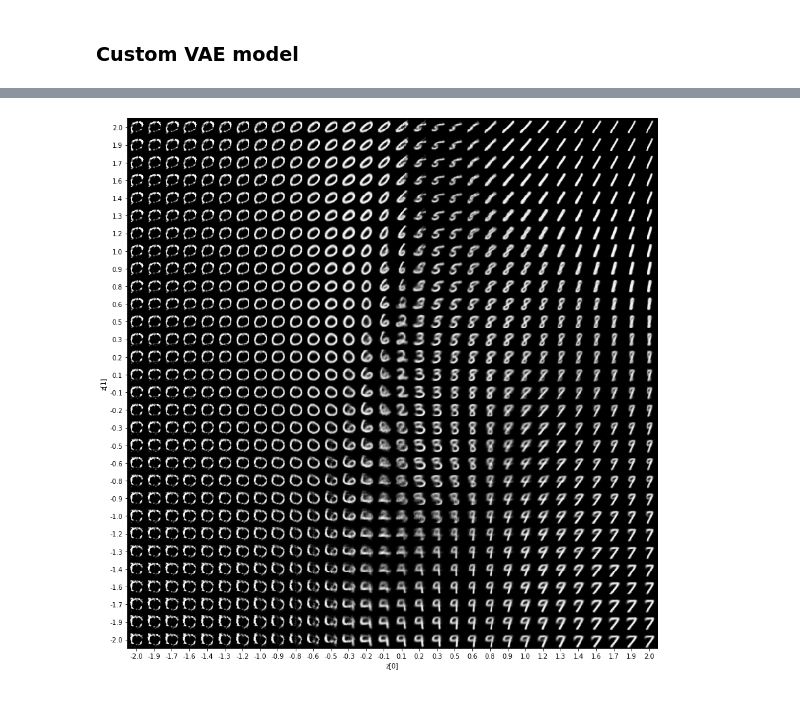
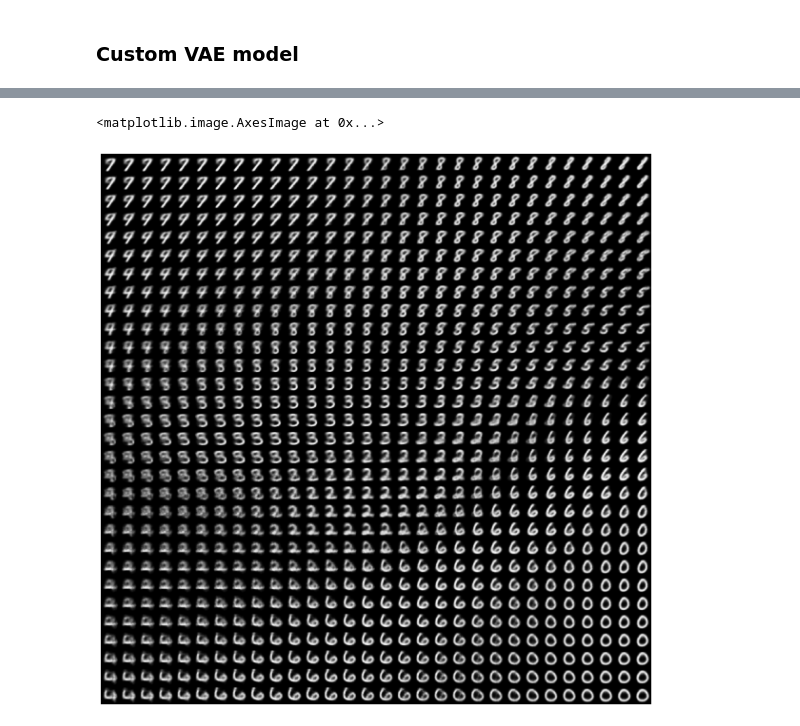
Before and after one commit to surajkarki66/Generative_AI_for_Computer_Vision, a Jupyter notebook: Autoencoders/variational_autoencoder.ipynb, the cells around one changed output, grey strips where cells are left out. Drawn from its saved outputs; the diff is of its cells as text; code cells hidden in the pictures.

```diff
--- a/Autoencoders/variational_autoencoder.ipynb
+++ b/Autoencoders/variational_autoencoder.ipynb
@@ -35,7 +29,7 @@ class Sampling(tf.keras.layers.Layer):
 # %%
 mean = np.array([[0.1,1.2,0.2,0.8]], dtype=np.float32)
 standard_deviation = np.array([[0.2,0.5,0.8,1.3]], dtype=np.float32)
-z = Sampling()([mean, standard_deviation])
+z = Sampler()(mean, standard_deviation)
 # %%
 print(z.numpy())
 print(z.shape)
@@ -146,5 +144,5 @@ class VAE(tf.keras.Model):
         }
 # %%
-vae = VAE(enc, dec)
-vae.compile(optimizer=tf.keras.optimizers.Adam())
-#vae.fit(mnist_digits, epochs=30, batch_size=128)
+vae = VAE(encoder, decoder)
+vae.compile(optimizer=keras.optimizers.Adam(), run_eagerly=True)
+vae.fit(mnist_digits, epochs=30, batch_size=128)
@@ -151,2 +170,0 @@ vae.compile(optimizer=tf.keras.optimizers.Adam())
-# %%
-vae.load_weights("weights/simple_vae.h5")
@@ -178,40 +171,33 @@ _________________________________________________________________
 # %%
-def plot_latent(encoder, decoder):
-    # display a n*n 2D manifold of digits
-    n = 30
-    digit_size = 28
-    scale = 2.0
-    figsize = 15
-    figure = np.zeros((digit_size * n, digit_size * n))
-    # linearly spaced coordinates corresponding to the 2D plot
-    # of digit classes in the latent space
-    grid_x = np.linspace(-scale, scale, n)
-    grid_y = np.linspace(-scale, scale, n)[::-1]
+import matplotlib.pyplot as plt
 
+n = 30
+digit_size = 28
+figure = np.zeros((digit_size * n, digit_size * n))
 
-    for i, yi in enumerate(grid_y):
-        for j, xi in enumerate(grid_x):
-            z_sample = np.array([[xi, yi]])
-            x_decoded = decoder.predict(z_sample)
-            digit = x_decoded[0].reshape(digit_size, digit_size)
-            figure[
-                i * digit_size : (i + 1) * digit_size,
-                j * digit_size : (j + 1) * digit_size,
-            ] = digit
+grid_x = np.linspace(-1, 1, n)
+grid_y = np.linspace(-1, 1, n)[::-1]
 
-    plt.figure(figsize=(figsize, figsize))
-    start_range = digit_size // 2
-    end_range = n * digit_size + start_range + 1
-    pixel_range = np.arange(start_range, end_range, digit_size)
-    sample_range_x = np.round(grid_x, 1)
-    sample_range_y = np.round(grid_y, 1)
-    plt.xticks(pixel_range, sample_range_x)
-    plt.yticks(pixel_range, sample_range_y)
-    plt.xlabel("z[0]")
-    plt.ylabel("z[1]")
-    plt.imshow(figure, cmap="Greys_r")
-    plt.show()
+for i, yi in enumerate(grid_y):
+    for j, xi in enumerate(grid_x):
+        z_sample = np.array([[xi, yi]])
+        x_decoded = vae.decoder.predict(z_sample)
+        digit = x_decoded[0].reshape(digit_size, digit_size)
+        figure[
+            i * digit_size : (i + 1) * digit_size,
+            j * digit_size : (j + 1) * digit_size,
+        ] = digit
 
-
-plot_latent(encoder, decoder)
+plt.figure(figsize=(15, 15))
+start_range = digit_size // 2
+end_range = n * digit_size + start_range
+pixel_range = np.arange(start_range, end_range, digit_size)
+sample_range_x = np.round(grid_x, 1)
+sample_range_y = np.round(grid_y, 1)
+plt.xticks(pixel_range, sample_range_x)
+plt.yticks(pixel_range, sample_range_y)
+plt.xlabel("z[0]")
+plt.ylabel("z[1]")
+plt.axis("off")
+plt.imshow(figure, cmap="Greys_r")
 # %% [output]
@@ -218 +221,2 @@ plot_latent(encoder, decoder)
+<matplotlib.image.AxesImage at 0x...>
-[figure, old version]
+[figure, new version]
```
Also changed, not shown: parts of 26 cells of this notebook.
